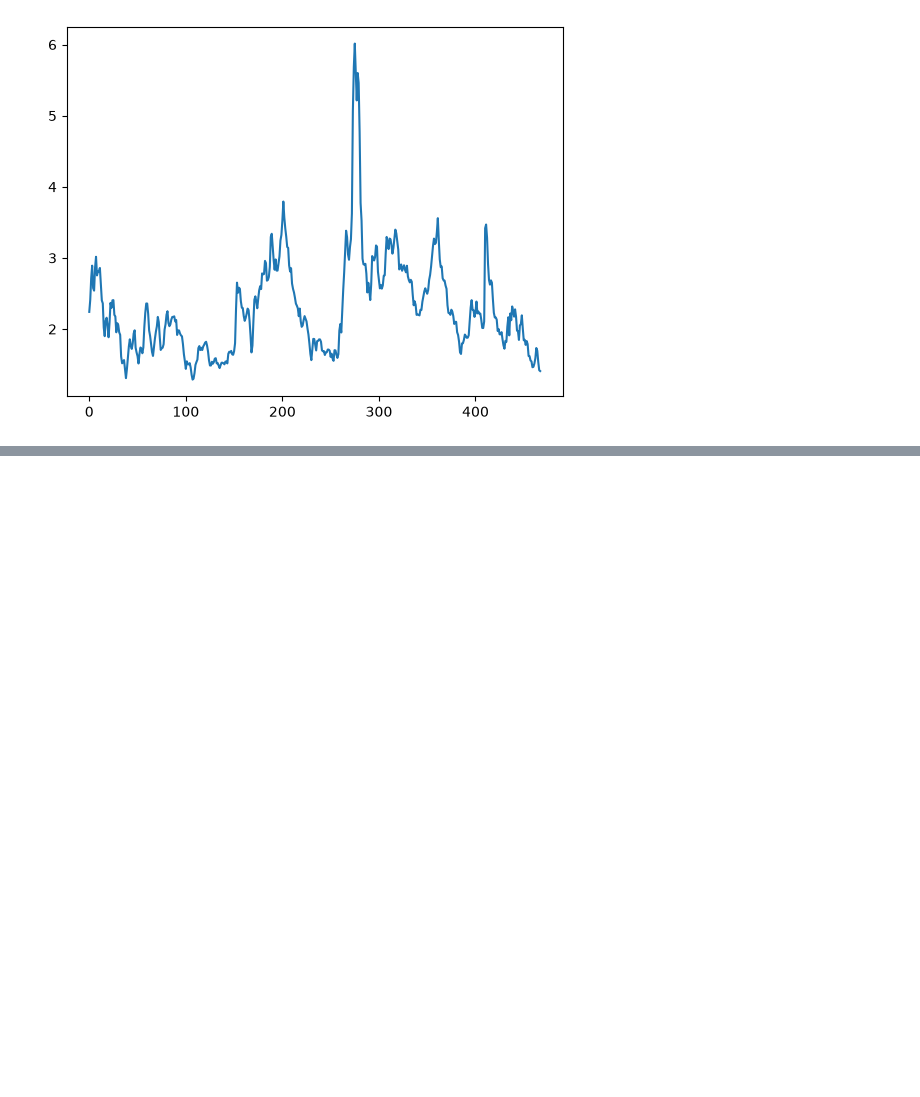
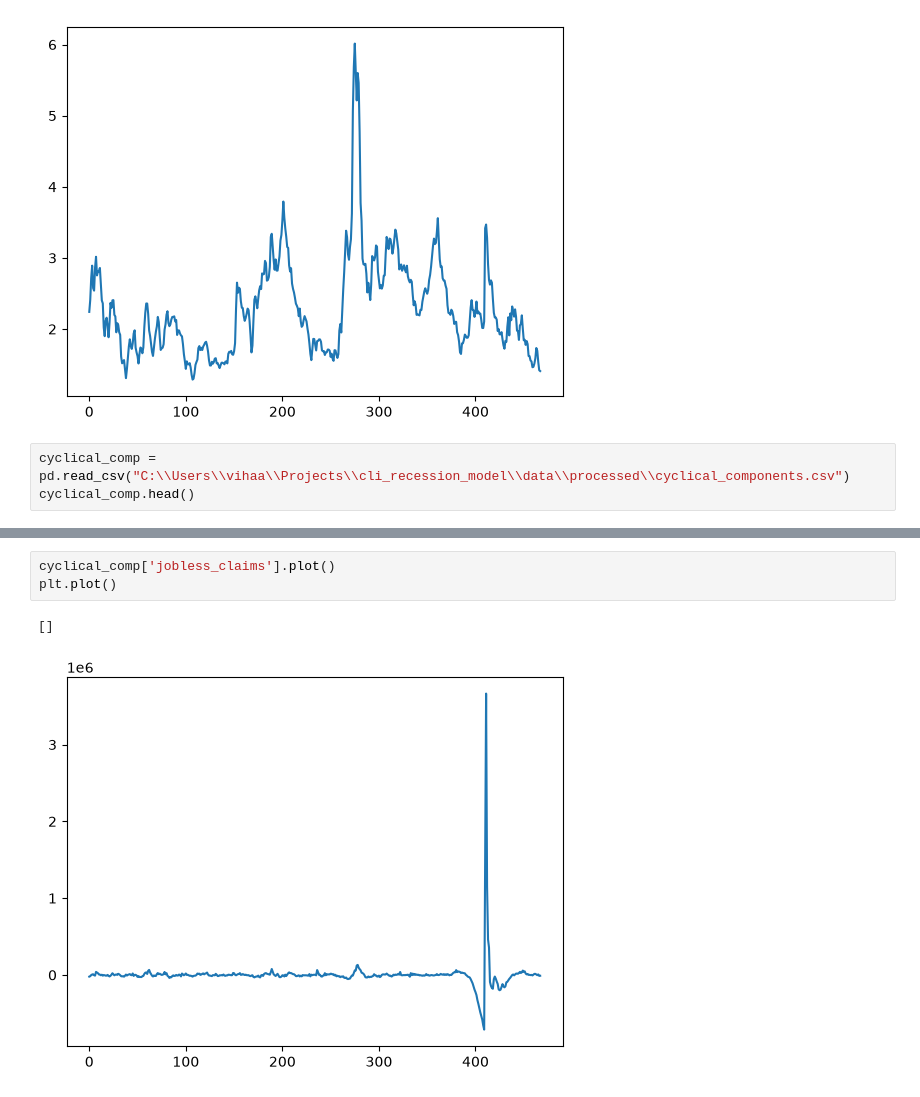
Before and after one commit to vihaan-bakshi-23/cli_recession_model, a Jupyter notebook: notebooks/phase1_2_tests.ipynb, the cells around one changed output, grey strips where cells are left out. Cells and saved outputs as stored; diff of their text form; blank space fills up the shorter version.

```diff
--- a/notebooks/phase1_2_tests.ipynb
+++ b/notebooks/phase1_2_tests.ipynb
@@ -25,3 +25,6 @@ monthly_indicators['credit_spread'].plot()
 plt.show()
 # %% [output]
 [figure]
+# %%
+cyclical_comp = pd.read_csv("C:\\Users\\vihaa\\Projects\\cli_recession_model\\data\\processed\\cyclical_components.csv")
+cyclical_comp.head()
@@ -27,0 +38,6 @@ plt.show()
+# %%
+cyclical_comp['jobless_claims'].plot()
+plt.plot()
+# %% [output]
+[]
+[figure, added]
```
Also changed, not shown: parts of 1 cell of this notebook, 5 other files.
